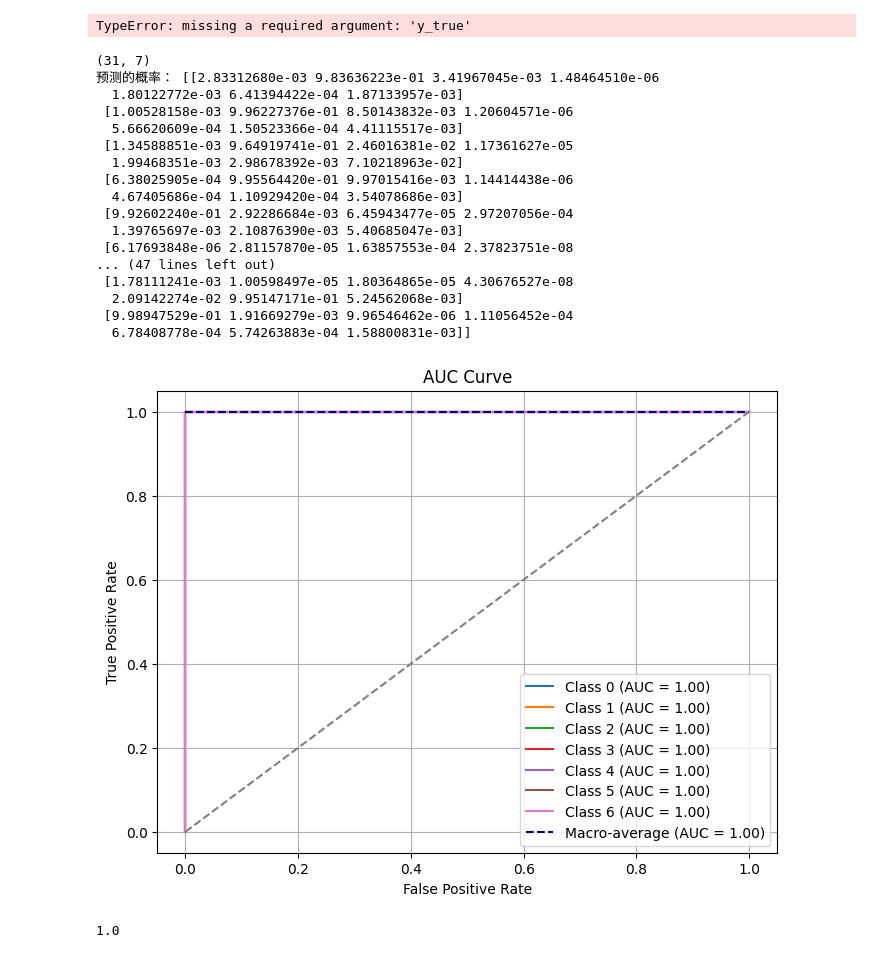
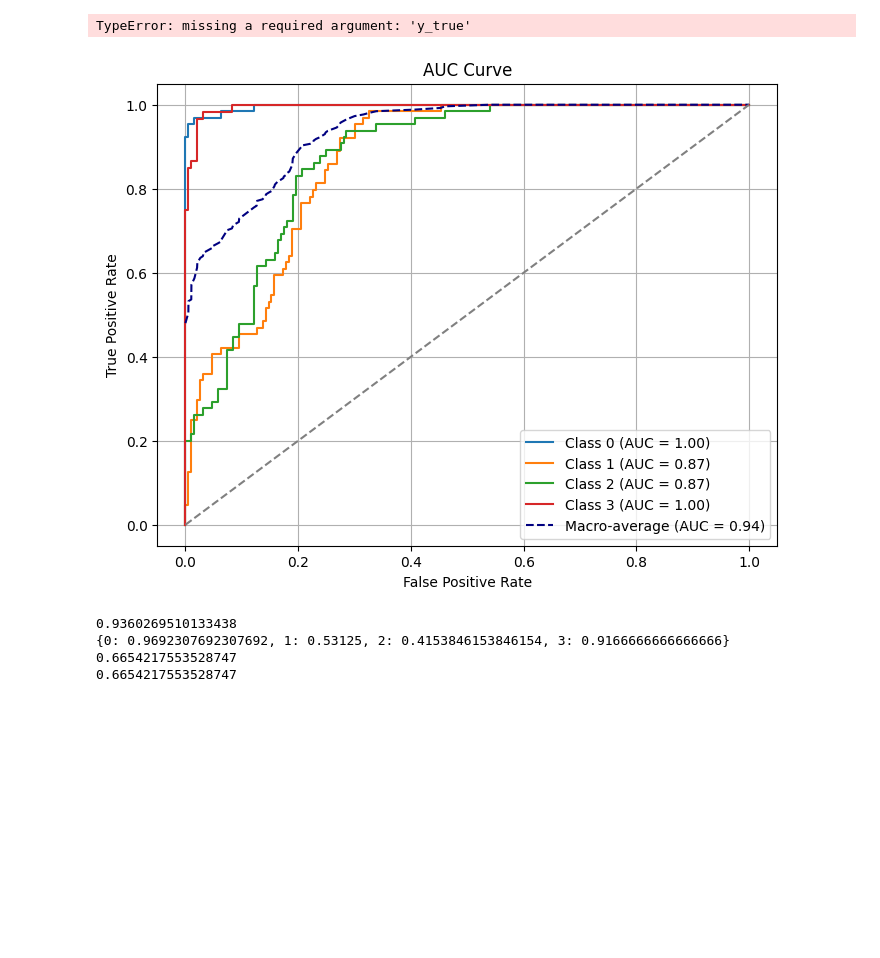
Before and after one commit to zhaishichao/InstanceSelection, a Jupyter notebook: testbeb/auc.ipynb, the cells around one changed output. Drawn from its saved outputs; the diff is of its cells as text; code cells hidden in the pictures; blank space fills up the shorter version.

Commit message:
AUC、m-AUC的计算、accuracy、G-mean的计算

```diff
--- a/testbeb/auc.ipynb
+++ b/testbeb/auc.ipynb
@@ -111,6 +111,7 @@ print("\n分类报告:\n", classification_report(y_test, y_pred))
 weighted avg       0.71      0.74      0.70     20268
 TypeError: missing a required argument: 'y_true'
 # %%
+from scipy.stats import gmean
 from sklearn.datasets import load_iris
 from sklearn.model_selection import train_test_split
 from sklearn.preprocessing import StandardScaler, OneHotEncoder
@@ -122,7 +123,7 @@ import matplotlib.pyplot as plt
 # Load iris dataset
 ################################################################加载数据集################################################
 # 数据集
-mat_data = sio.loadmat('../data/dataset/Zoo.mat')
+mat_data = sio.loadmat('../data/dataset/Vehicle.mat')
 # 提取变量
 dataset_x = mat_data['X']
 dataset_y = mat_data['Y'][:, 0]  # mat_data['Y']得到的形状为[n,1]，通过[:,0]，得到形状[n,]
@@ -144,56 +145,61 @@ mlp = MLPClassifier(hidden_layer_sizes=(10, 10), max_iter=800, random_state=42)
 mlp.fit(X_train_scaled, y_train)
 
 # Predict probabilities for the test set
+# 计算m-AUC
 y_pred_proba = mlp.predict_proba(X_test_scaled)
-
+# 计算accuracy
+y_pred = mlp.predict(X_test_scaled)
+# Convert one-hot encoded test labels back to single class labels
+y_test_labels = np.argmax(y_test, axis=1)
+y_pred_labels = np.argmax(y_pred, axis=1)
+class_accuracies = {}
+for class_label in np.unique(y_test_labels):
+    indices = (y_test_labels == class_label)
+    class_accuracies[class_label] = accuracy_score(y_test_labels[indices], y_pred_labels[indices])
 # Compute AUC for each class
 fpr = {}
 tpr = {}
 roc_auc = {}
 for i in range(y_onehot.shape[1]):
     fpr[i], tpr[i], _ = roc_curve(y_test[:, i], y_pred_proba[:, i])
     roc_auc[i] = auc(fpr[i], tpr[i])
-print(y_pred_proba.shape)
-print("预测的概率：",y_pred_proba)
+#print(y_pred_proba.shape)
+#print("预测的概率：",y_pred_proba)
 # Compute macro AUC
 all_fpr = np.unique(np.concatenate([fpr[i] for i in range(y_onehot.shape[1])]))
 mean_tpr = np.zeros_like(all_fpr)
 for i in range(y_onehot.shape[1]):
     mean_tpr += np.interp(all_fpr, fpr[i], tpr[i])
 mean_tpr /= y_onehot.shape[1]
 macro_auc = auc(all_fpr, mean_tpr)
 
 # Plot AUC curves
 plt.figure(figsize=(8, 6))
 for i in range(y_onehot.shape[1]):
     plt.plot(fpr[i], tpr[i], label=f'Class {i} (AUC = {roc_auc[i]:.2f})')
 plt.plot(all_fpr, mean_tpr, label=f'Macro-average (AUC = {macro_auc:.2f})', linestyle='--', color='navy')
 plt.plot([0, 1], [0, 1], color='gray', linestyle='--')
 plt.xlabel('False Positive Rate')
 plt.ylabel('True Positive Rate')
 plt.title('AUC Curve')
 plt.legend(loc='lower right')
 plt.grid()
 plt.show()
 
 macro_auc
+class_accuracies
+# 计算几何平均准确率
+geometric_mean_accuracy_1 = np.prod(list(class_accuracies.values()))**(1 / len(class_accuracies))
+
+geometric_mean_accuracy_2=gmean(list(class_accuracies.values()))
+
+print(macro_auc)
+print(class_accuracies)
+print(geometric_mean_accuracy_1)
+print(geometric_mean_accuracy_2)
 # %% [output]
+[figure, new version]
-(31, 7)
-预测的概率： [[2.83312680e-03 9.83636223e-01 3.41967045e-03 1.48464510e-06
-  1.80122772e-03 6.41394422e-04 1.87133957e-03]
- [1.00528158e-03 9.96227376e-01 8.50143832e-03 1.20604571e-06
-  5.66620609e-04 1.50523366e-04 4.41115517e-03]
- [1.34588851e-03 9.64919741e-01 2.46016381e-02 1.17361627e-05
-  1.99468351e-03 2.98678392e-03 7.10218963e-02]
- [6.38025905e-04 9.95564420e-01 9.97015416e-03 1.14414438e-06
-  4.67405686e-04 1.10929420e-04 3.54078686e-03]
- [9.92602240e-01 2.92286684e-03 6.45943477e-05 2.97207056e-04
-  1.39765697e-03 2.10876390e-03 5.40685047e-03]
- [6.17693848e-06 2.81157870e-05 1.63857553e-04 2.37823751e-08
-... (47 lines left out)
- [1.78111241e-03 1.00598497e-05 1.80364865e-05 4.30676527e-08
-  2.09142274e-02 9.95147171e-01 5.24562068e-03]
- [9.98947529e-01 1.91669279e-03 9.96546462e-06 1.11056452e-04
-  6.78408778e-04 5.74263883e-04 1.58800831e-03]]
+0.9360269510133438
+{0: 0.9692307692307692, 1: 0.53125, 2: 0.4153846153846154, 3: 0.9166666666666666}
+0.6654217553528747
+0.6654217553528747
-[figure, old version]
-1.0
```
